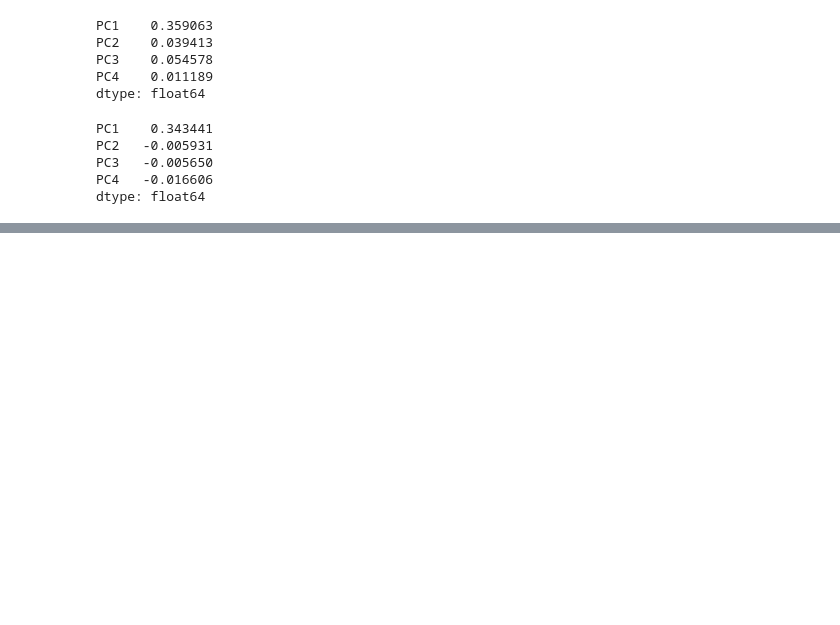
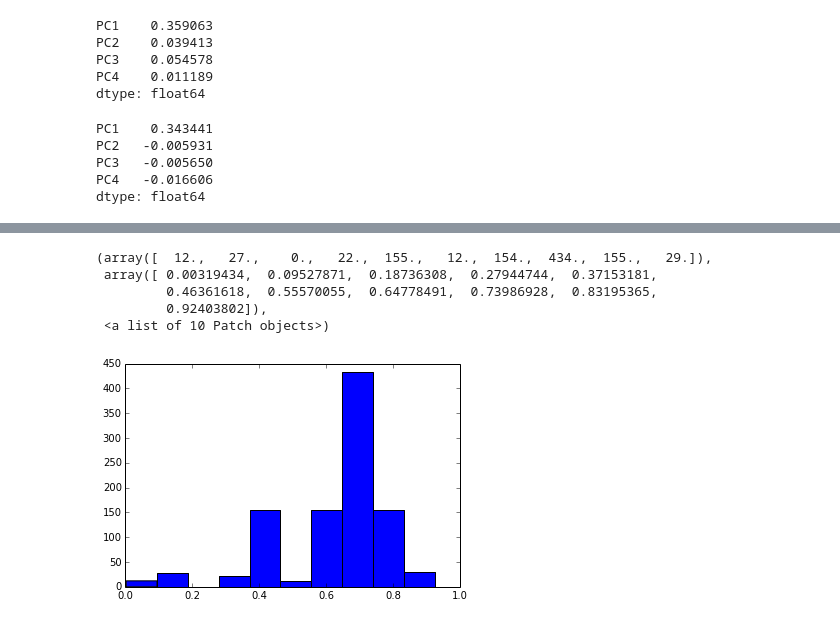
Before and after one commit to matarhaller/ECOGpy, a Jupyter notebook: sandbox.ipynb, the cells around one changed output, grey strips where cells are left out. Saved outputs shown, nothing was run; the diff lists cells and outputs as text; code cells hidden in the pictures; blank space fills up the shorter version.

```diff
--- a/sandbox.ipynb
+++ b/sandbox.ipynb
@@ -167,0 +147,3 @@ for e in elecs:
+# %%
+filename = os.path.join(SJdir, 'PCA', 'ShadePlots_hclust', 'elecs', 'significance_windows', 'data',  '_'.join([subj, task]) + '.p')
+data_dict_p = pickle.load(open(filename, 'rb'))
@@ -167,0 +175,3 @@ for e in elecs:
+# %%
+filename = os.path.join(SJdir, 'PCA','Stats', 'Regression', 'GP15_EmoGen.p')
+data_dict = pickle.load(open(filename, 'rb'))
@@ -167,0 +180,3 @@ for e in elecs:
+# %%
+zcoefs = np.array(data_dict['zcoefs'])[0,:]
+coefs = np.array(data_dict['coefs'][0])[:,0]
@@ -167,0 +187,9 @@ for e in elecs:
+# %%
+plt.hist(coefs)
+# %% [output]
+(array([  12.,   27.,    0.,   22.,  155.,   12.,  154.,  434.,  155.,   29.]),
+ array([ 0.00319434,  0.09527871,  0.18736308,  0.27944744,  0.37153181,
+         0.46361618,  0.55570055,  0.64778491,  0.73986928,  0.83195365,
+         0.92403802]),
+ <a list of 10 Patch objects>)
+[figure, added]
```
Also changed, not shown: parts of 27 cells of this notebook, 1 other file.
